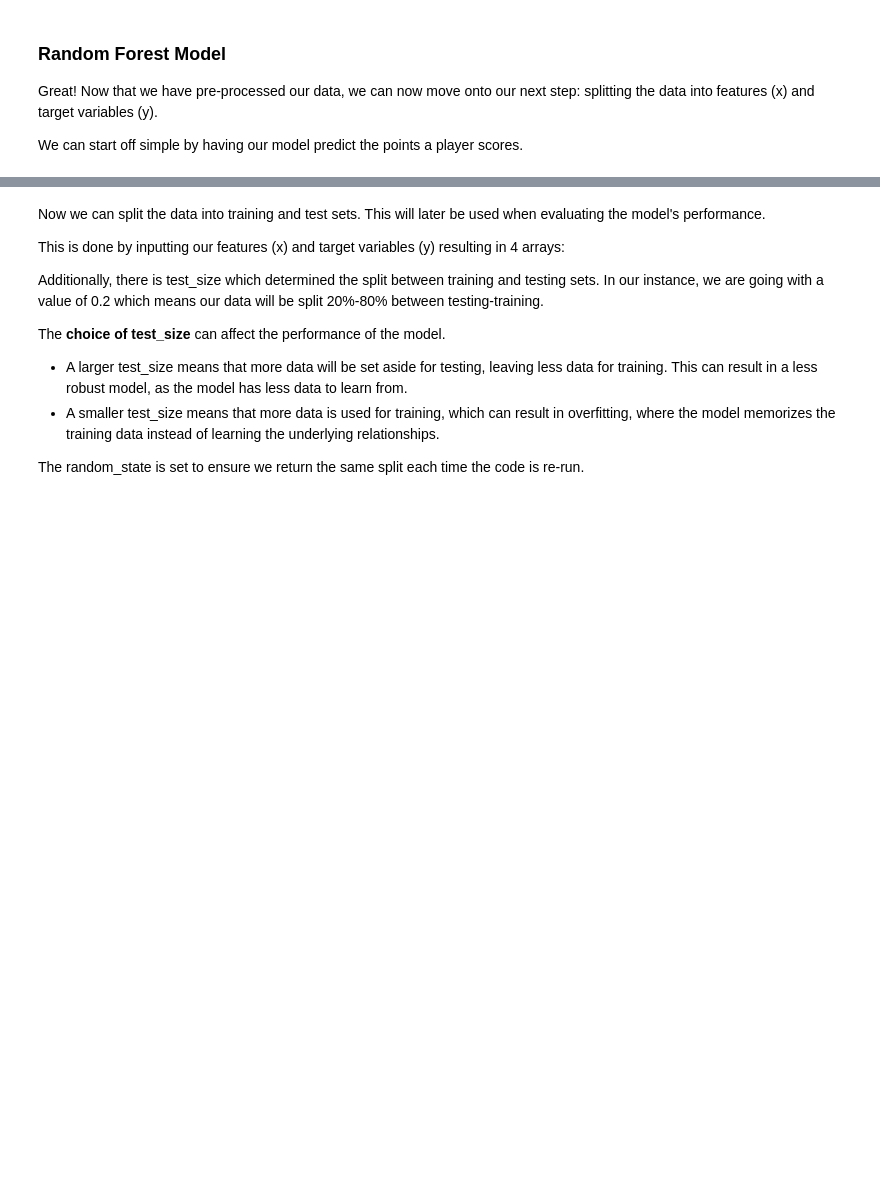
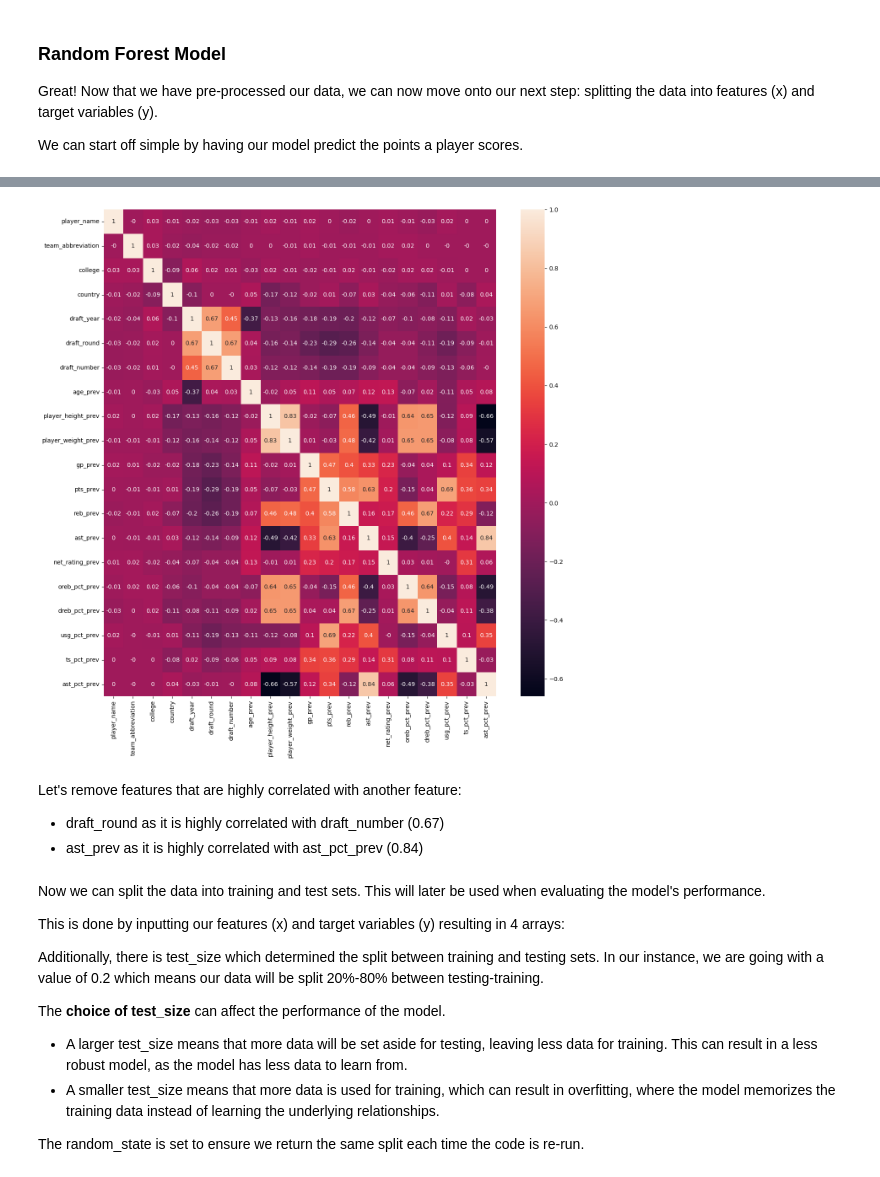
Before and after one commit to ArifHussain4/DataScience, a Jupyter notebook: Random Forest/Random Forest Point Prediction.ipynb, the cells around one changed output, grey strips where cells are left out. Cells and saved outputs as stored; diff of their text form; code cells hidden in the pictures; blank space fills up the shorter version.

```diff
--- a/Random Forest/Random Forest Point Prediction.ipynb
+++ b/Random Forest/Random Forest Point Prediction.ipynb
@@ -288,0 +300,15 @@ y = data['pts']
+# %%
+#Visualize the correlation matrix between the features used in our training model. We want to identify any features
+#that have a high correlation with another and potentially remove it.
+correlation_matrix = x.corr()
+correlation_matrix = correlation_matrix.round(2)
+
+plt.figure(figsize = (15,15))
+sns.heatmap(correlation_matrix, annot=True)
+plt.show()
+# %% [output]
+[figure, added]
+# %% [markdown]
+Let's remove features that are highly correlated with another feature:
+- draft_round as it is highly correlated with draft_number (0.67)
+- ast_prev as it is highly correlated with ast_pct_prev (0.84)
```
Also changed, not shown: parts of 16 cells of this notebook, 1 other file.
